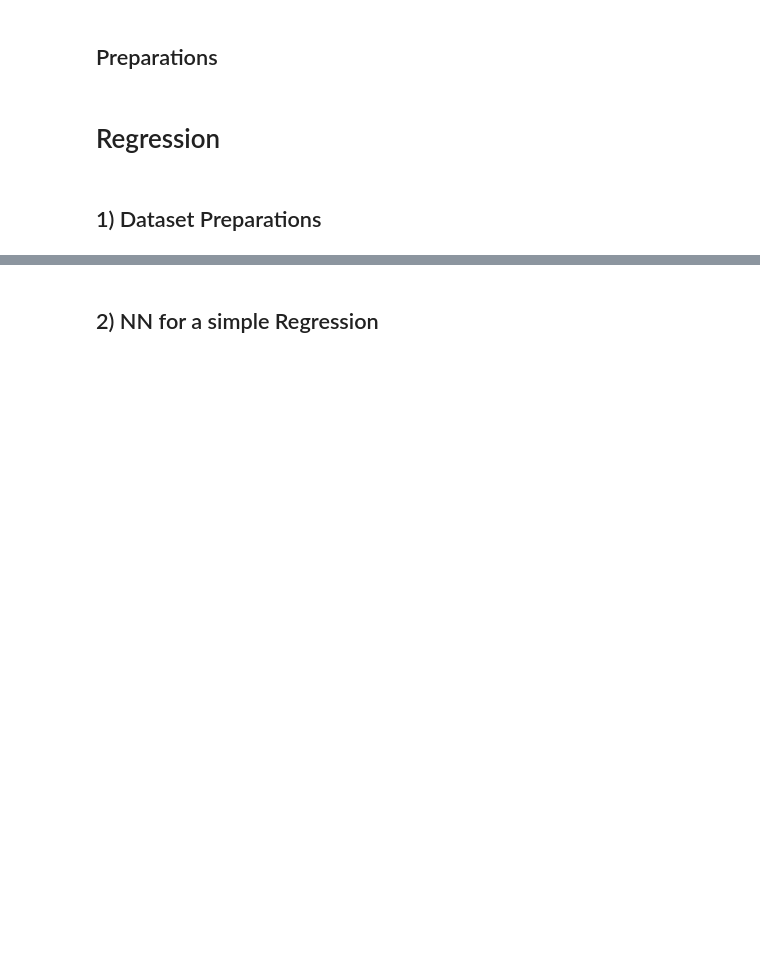
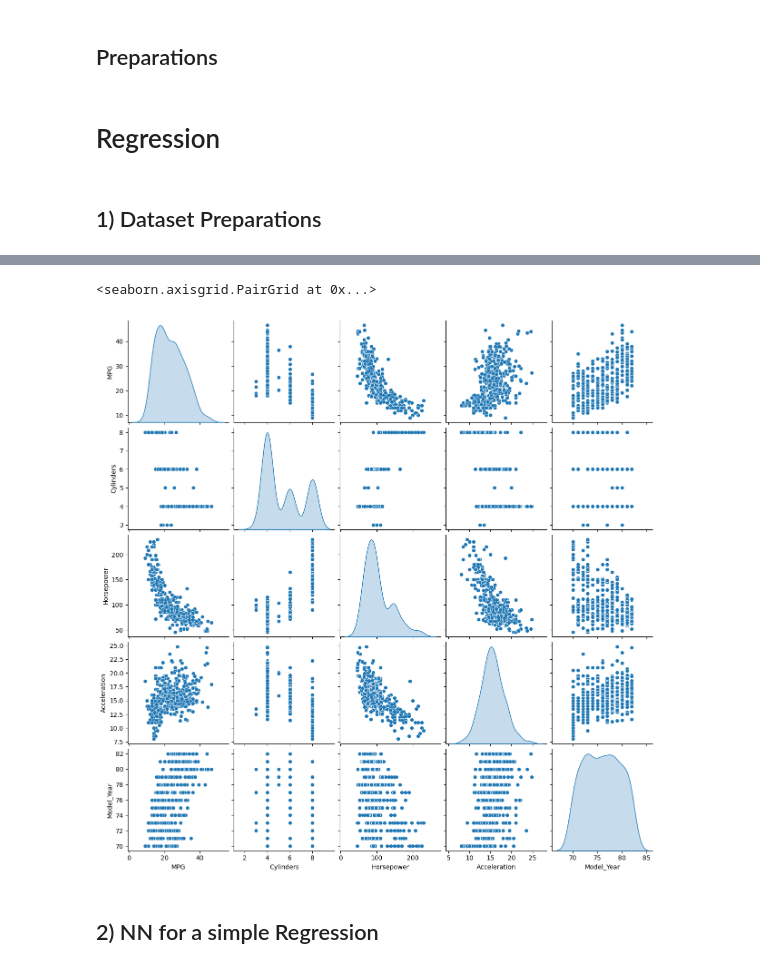
Before and after one commit to erickm13/Tareas-Laboratorios-SP1, a Jupyter notebook: Laboratorios/SP1_Laboratory_01.ipynb, the cells around one changed output, grey strips where cells are left out. Cells and saved outputs as stored; diff of their text form; code cells hidden in the pictures; blank space fills up the shorter version.

```diff
--- a/Laboratorios/SP1_Laboratory_01.ipynb
+++ b/Laboratorios/SP1_Laboratory_01.ipynb
@@ -43,6 +68,8 @@ column_names = ['MPG','Cylinders','Displacement','Horsepower','Weight', 'Acceler
 
 # /* YOUR CODE HERE */
 # Hint: Make sure to check out the files first! And pay attention how data is separated
-
+raw_dataset = pd.read_csv("auto-mpg.data", names=column_names,
+                      na_values = "?", comment='\t',
+                      sep=" ", skipinitialspace=True)
 # Brief Statistical Summary of the dataset
 raw_dataset.describe()
@@ -70,8 +136,11 @@ new_dataset.head()
 # %%
 # Lets visualize the data
-
 # /* YOUR CODE HERE*/
+sns.pairplot(new_dataset[['MPG','Cylinders','Horsepower', 'Acceleration', 'Model_Year']], diag_kind="kde")
 # Hint: Choose 5 NUMERICAL variables
+# %% [output]
+<seaborn.axisgrid.PairGrid at 0x...>
+[figure, added]
 # %% [markdown]
 ## 2) NN for a simple Regression
 # %%
```
Also changed, not shown: parts of 14 cells of this notebook.
